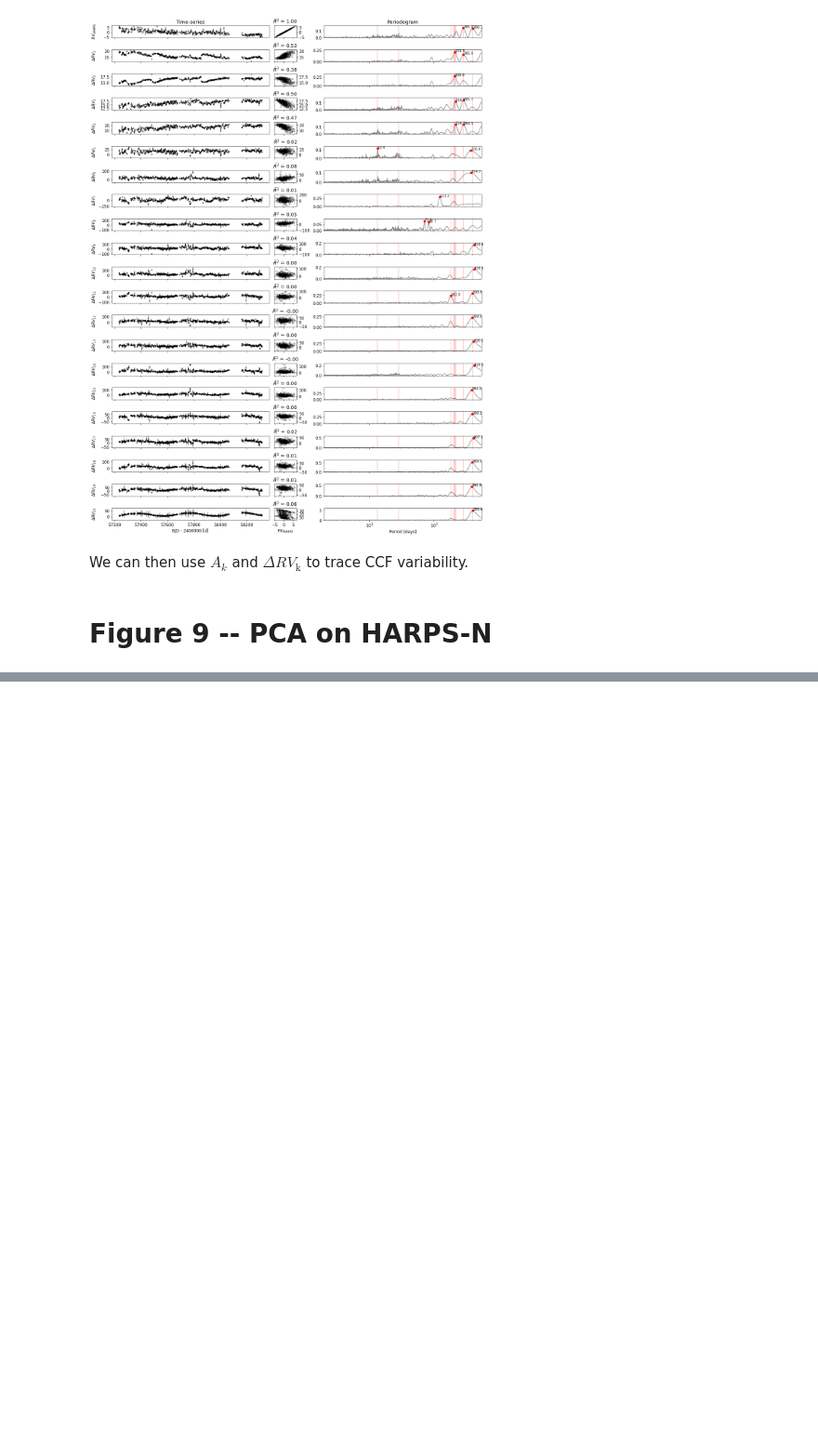
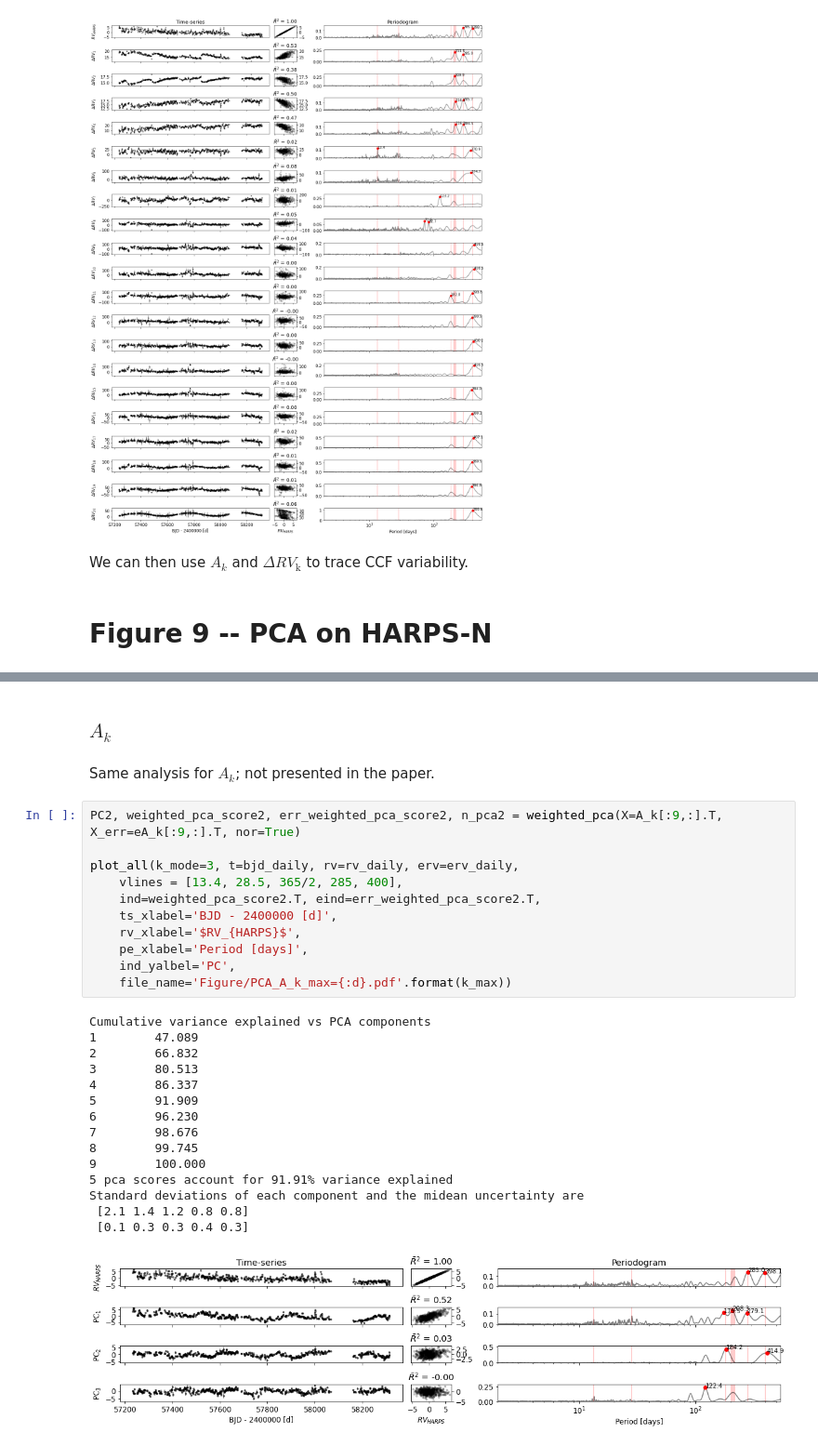
Before and after one commit to jinglinzhao/FIESTA-II, a Jupyter notebook: HARPS-N.ipynb, the cells around one changed output, grey strips where cells are left out. Shown at 93% size. Cells and saved outputs as stored; diff of their text form; blank space fills up the shorter version.

```diff
--- a/HARPS-N.ipynb
+++ b/HARPS-N.ipynb
@@ -672,0 +623,31 @@ def weighted_pca(X, X_err, n_pca=None, nor=False):
+# %% [markdown]
+### $A_k$
+# %% [markdown]
+Same analysis for $A_k$; not presented in the paper.
+# %%
+PC2, weighted_pca_score2, err_weighted_pca_score2, n_pca2 = weighted_pca(X=A_k[:9,:].T, X_err=eA_k[:9,:].T, nor=True)
+
+plot_all(k_mode=3, t=bjd_daily, rv=rv_daily, erv=erv_daily,
+    vlines = [13.4, 28.5, 365/2, 285, 400],
+    ind=weighted_pca_score2.T, eind=err_weighted_pca_score2.T,
+    ts_xlabel='BJD - 2400000 [d]',
+    rv_xlabel='$RV_{HARPS}$',
+    pe_xlabel='Period [days]',
+    ind_yalbel='PC',
+    file_name='Figure/PCA_A_k_max={:d}.pdf'.format(k_max))
+# %% [output]
+Cumulative variance explained vs PCA components
+1        47.089
+2        66.832
+3        80.513
+4        86.337
+5        91.909
+6        96.230
+7        98.676
+8        99.745
+9        100.000
+5 pca scores account for 91.91% variance explained
+Standard deviations of each component and the midean uncertainty are
+ [2.1 1.4 1.2 0.8 0.8]
+ [0.1 0.3 0.3 0.4 0.3]
+[figure, added]
```
Also changed, not shown: parts of 6 cells of this notebook, 3 other files.
